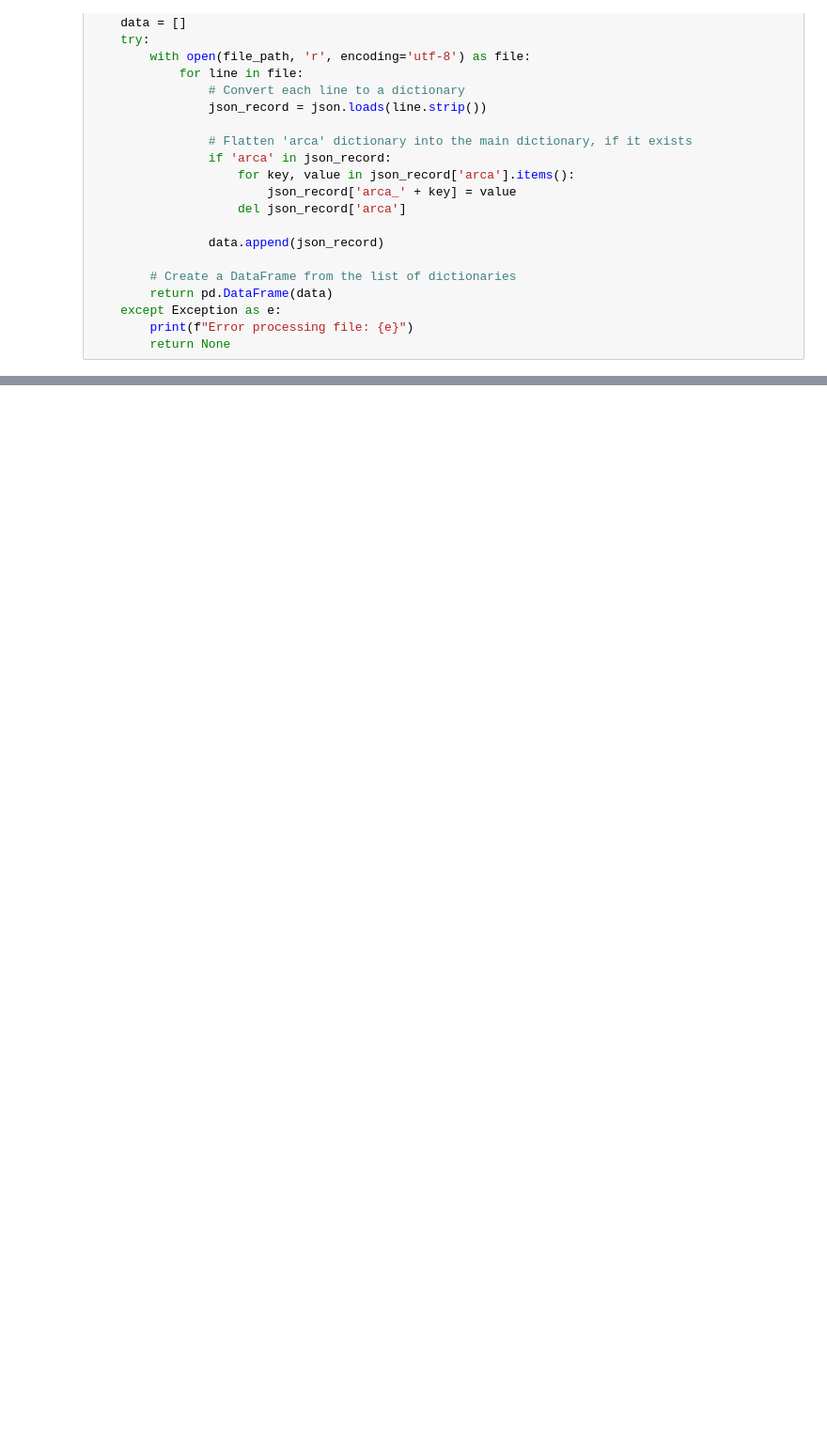
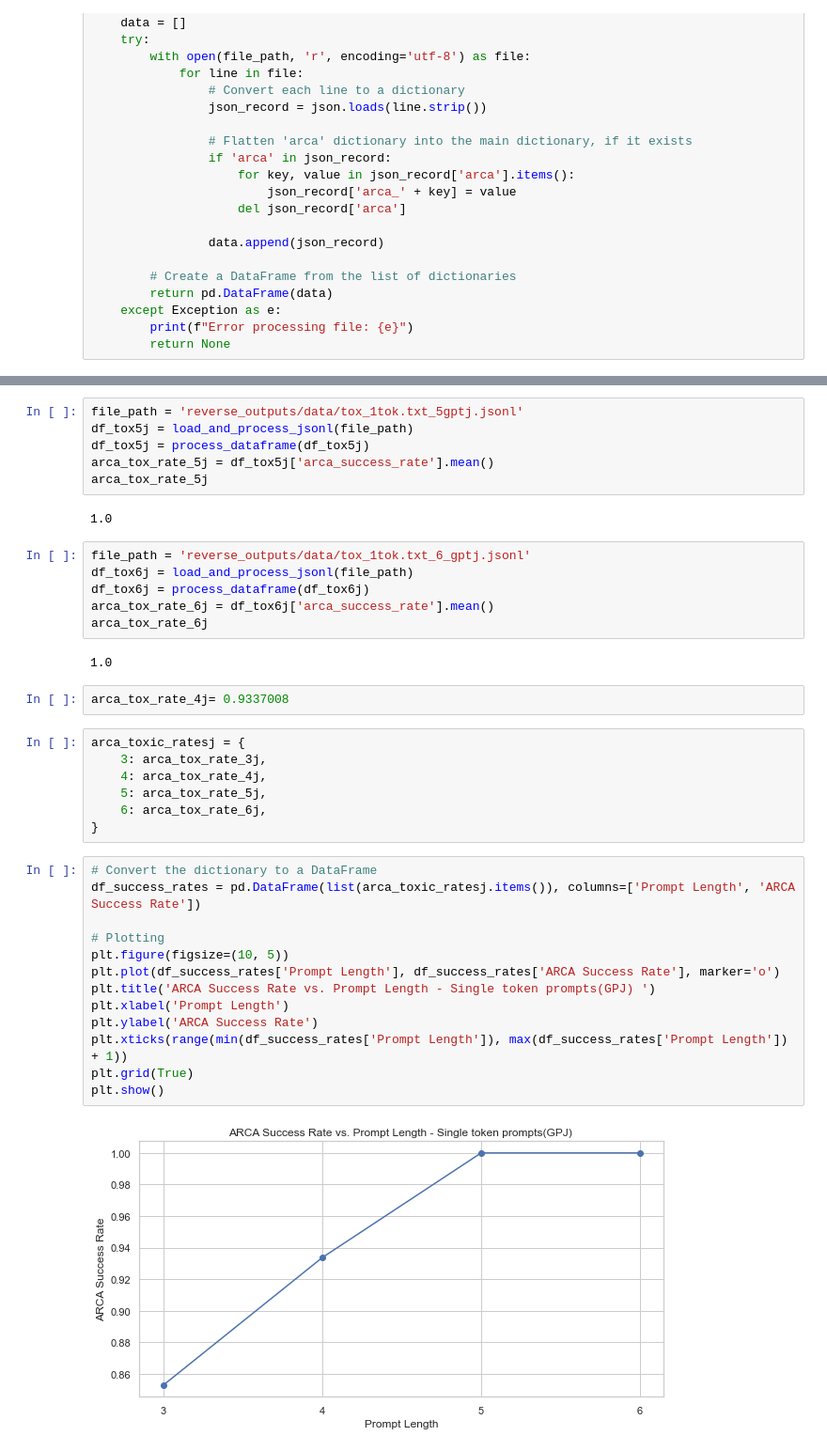
Before and after one commit to mayukhsen13/auditing-llms_stat588_project, a Jupyter notebook: output_processing.ipynb, the cells around one changed output, grey strips where cells are left out. Shown at 94% size. Saved outputs shown, nothing was run; the diff lists cells and outputs as text; blank space fills up the shorter version.

```diff
--- a/output_processing.ipynb
+++ b/output_processing.ipynb
@@ -321,0 +447,40 @@ df5.to_csv('tox1_gptj.csv', index=False)
+# %%
+file_path = 'reverse_outputs/data/tox_1tok.txt_5gptj.jsonl'
+df_tox5j = load_and_process_jsonl(file_path)
+df_tox5j = process_dataframe(df_tox5j)
+arca_tox_rate_5j = df_tox5j['arca_success_rate'].mean()
+arca_tox_rate_5j
+# %% [output]
+1.0
+# %%
+file_path = 'reverse_outputs/data/tox_1tok.txt_6_gptj.jsonl'
+df_tox6j = load_and_process_jsonl(file_path)
+df_tox6j = process_dataframe(df_tox6j)
+arca_tox_rate_6j = df_tox6j['arca_success_rate'].mean()
+arca_tox_rate_6j
+# %% [output]
+1.0
+# %%
+arca_tox_rate_4j= 0.9337008
+# %%
+arca_toxic_ratesj = {
+    3: arca_tox_rate_3j,
+    4: arca_tox_rate_4j,
+    5: arca_tox_rate_5j,
+    6: arca_tox_rate_6j,
+}
+# %%
+# Convert the dictionary to a DataFrame
+df_success_rates = pd.DataFrame(list(arca_toxic_ratesj.items()), columns=['Prompt Length', 'ARCA Success Rate'])
+
+# Plotting
+plt.figure(figsize=(10, 5))
+plt.plot(df_success_rates['Prompt Length'], df_success_rates['ARCA Success Rate'], marker='o')
+plt.title('ARCA Success Rate vs. Prompt Length - Single token prompts(GPJ) ')
+plt.xlabel('Prompt Length')
+plt.ylabel('ARCA Success Rate')
+plt.xticks(range(min(df_success_rates['Prompt Length']), max(df_success_rates['Prompt Length']) + 1))
+plt.grid(True)
+plt.show()
+# %% [output]
+[figure, added]
```
Also changed, not shown: parts of 124 cells of this notebook, 53 other files.
